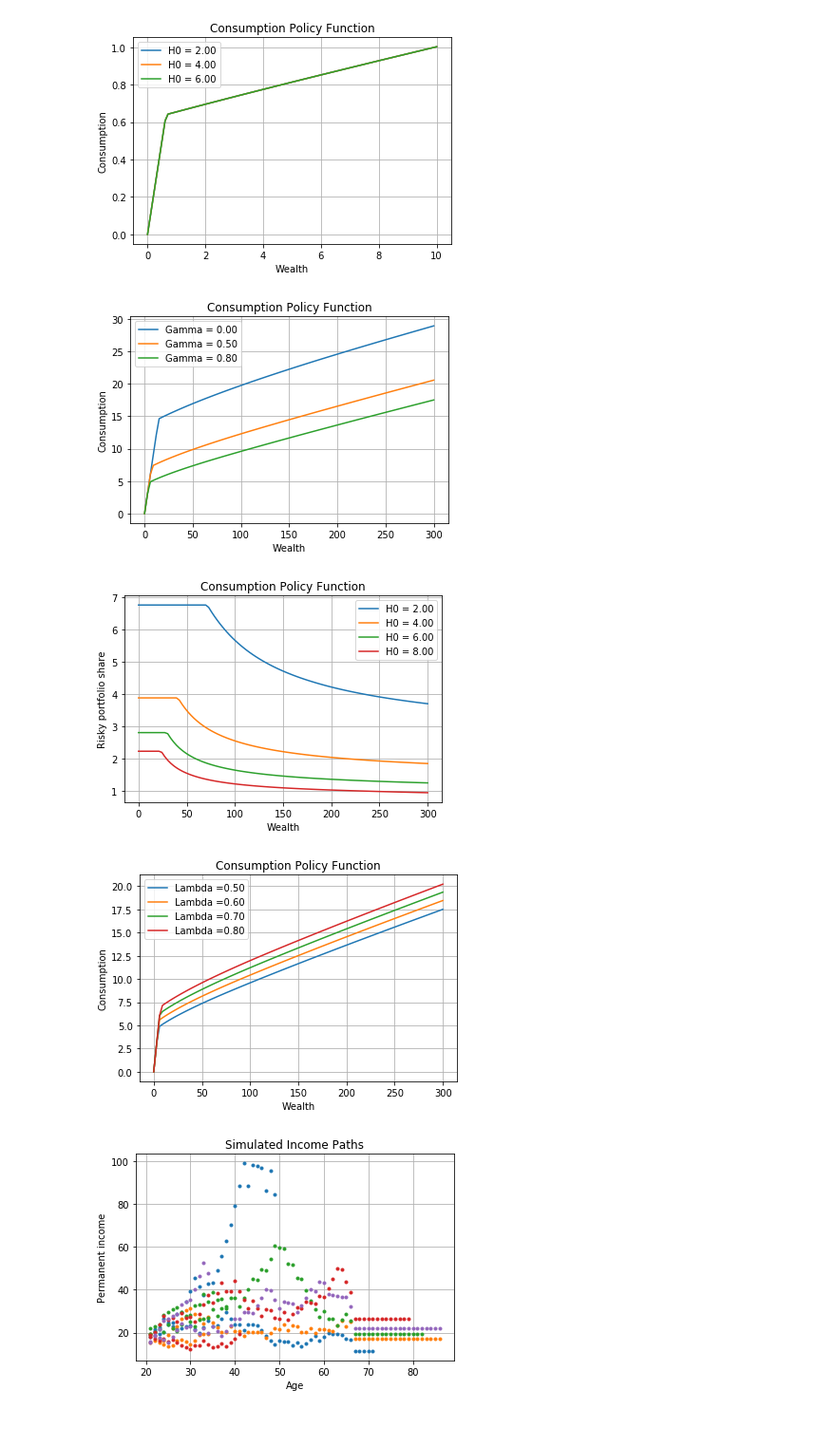
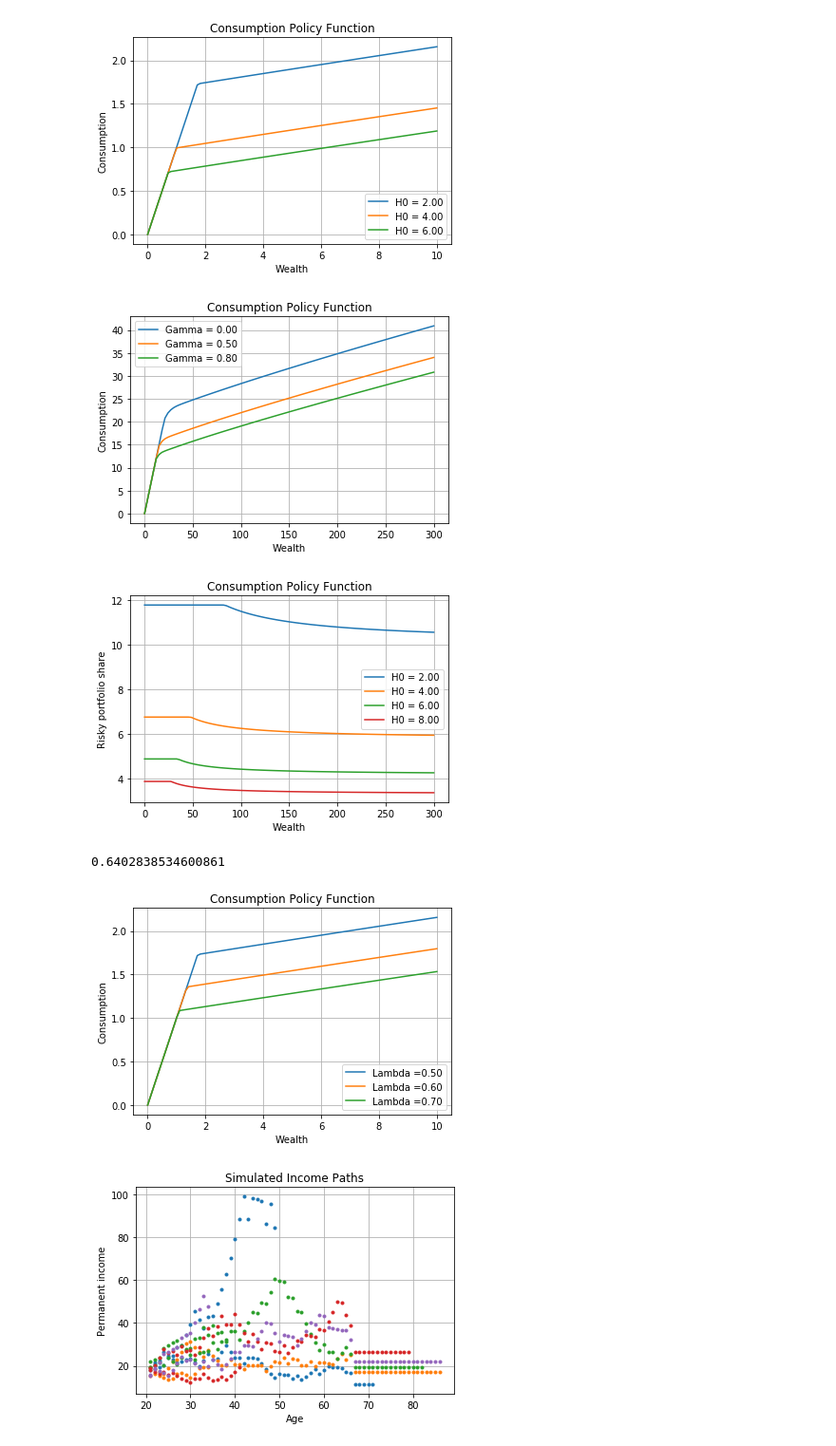
Before and after one commit to HsinYiHung/HARK_HY, a Jupyter notebook: CGMPortfolio/Code/Python/Habit_grFac_by_MateoMethod.ipynb, the cells around one changed output. Shown at 95% size. Drawn from its saved outputs; the diff is of its cells as text; code cells hidden in the pictures.

```diff
--- a/CGMPortfolio/Code/Python/Habit_grFac_by_MateoMethod.ipynb
+++ b/CGMPortfolio/Code/Python/Habit_grFac_by_MateoMethod.ipynb
@@ -242,21 +244,22 @@ eevalgrid = np.linspace(0,mMax,mPts) # range of values of assets for the plot
 # Plot different habit states- Figure 1
 plt.figure()
 for H0 in [2,4,6]:
-    dict_portfolio['PermGroFac'] = gr_fac.tolist()
+
     Gamma = 0.8
+    Chi = 0.5
     Lambda = 0.5
-    #H0=0.5
-    #H = np.ones(81)*H0
+    dict_portfolio['PermGroFac'] = (gr_fac*((1-Lambda)+Lambda*Chi)).tolist()
+
+    H = np.ones(82)*H0
     #for i in range(len(H)):
     #    H[i] = H[i]/Lambda**(i+1)
     #H = H / Lambda
-    #H = H ** Gamma
+    H = H ** Gamma
 
-    dict_portfolio['PermGroFac'] = [i * Lambda for i in dict_portfolio['PermGroFac']]
     agent = PortfolioConsumerType(**dict_portfolio)
     agent.solve()
 
-    norm_factor = norm_factor_0
+    norm_factor = norm_factor_0/H
 
     # In the last period of life you consume everything
     # so portfolio choice is irrelevant
@@ -282,7 +285,7 @@ if not in_ipynb():
 else:
     plt.show(block=True)
 # %% [output]
-[figure, old version]
+[figure, new version]
 # %%
 ### Habit
 # Plot habit changes with different Gamma - Figure 2 and 4
@@ -290,10 +293,9 @@ plt.figure()
 for Gamma in [0, 0.5, 0.8]:
     Lambda = 0.5
     H0=2
-    H = np.ones(81)*H0
+    H = np.ones(82)*H0
     #for i in range(len(H)):
     #    H[i] = H[i]*(dict_portfolio['RiskyAvg']/Lambda)**(i+1)
-    H = H/ Lambda
     H = H ** Gamma
 
     norm_factor = norm_factor_0/H
@@ -322,19 +324,23 @@ if not in_ipynb():
 else:
     plt.show(block=True)
 # %% [output]
-[figure, old version]
+[figure, new version]
 # %%
 ### Habit
+dict_portfolio['PermGroFac'] = (gr_fac-Lambda).tolist()
+agent = PortfolioConsumerType(**dict_portfolio)
+agent.solve()
+
 # Plot share of wealth with different habit states- Figure 3
 plt.figure()
 for H0 in [2,4,6, 8]:
     Gamma = 0.8
     Lambda = 0.5
     #H0=0.5
-    H = np.ones(81)*H0
+    H = np.ones(82)*H0
     #for i in range(len(H)):
     #    H[i] = H[i]/Lambda**(i+1)
-    H = H / Lambda
+    #H = H / Lambda
     H = H ** Gamma
 
     norm_factor = norm_factor_0/H
@@ -363,47 +369,58 @@ if not in_ipynb():
 else:
     plt.show(block=True)
 # %% [output]
-[figure, old version]
+[figure, new version]
+# %%
+Lambda**(1/Gamma)
+# %% [output]
+0.6402838534600861
 # %%
 ### Habit
 # Plot consumption function with different Lambda - page 739's description
 plt.figure()
-for Lambda in [0.5, 0.6, 0.7, 0.8]:
+for Lambda in [0.5, 0.6, 0.7]:
     Gamma = 0.8
     H0=2
-    H = np.ones(81)*H0
+    Chi = 0.5
+    dict_portfolio['PermGroFac'] = (gr_fac*((1-Lambda)+Lambda*Chi)).tolist()
+    agent = PortfolioConsumerType(**dict_portfolio)
+    agent.solve()
+
+
+
+    H = np.ones(82)*H0
     #for i in range(len(H)):
     #    H[i] = H[i]/Lambda**(i+1)
-    H = H/Lambda
+    #H = H/Lambda
     H = H ** Gamma
 
     norm_factor = norm_factor_0/H
 
     # In the last period of life you consume everything
     # so portfolio choice is irrelevant
 
     # Ages
     ages = [25]
     age_born = time_params['Age_born']
 
     a = 25
     plt.plot(eevalgrid,
              agent.solution[a-age_born].cFuncAdj(eevalgrid/norm_factor[a-age_born])*norm_factor[a-age_born],
              label = 'Lambda ={:.2f}'.format(Lambda))
 plt.xlabel('Wealth')
 plt.ylabel('Consumption')
 plt.title('Consumption Policy Function')
 plt.legend()
 plt.grid()
 
 
 if not in_ipynb():
     plt.show(block=False)
     plt.pause(1)
 else:
     plt.show(block=True)
 # %% [output]
-[figure, old version]
+[figure, new version]
 # %%
 # Set up simulation parameters
 
```
Also changed, not shown: parts of 1 cell of this notebook, 56 other files.
